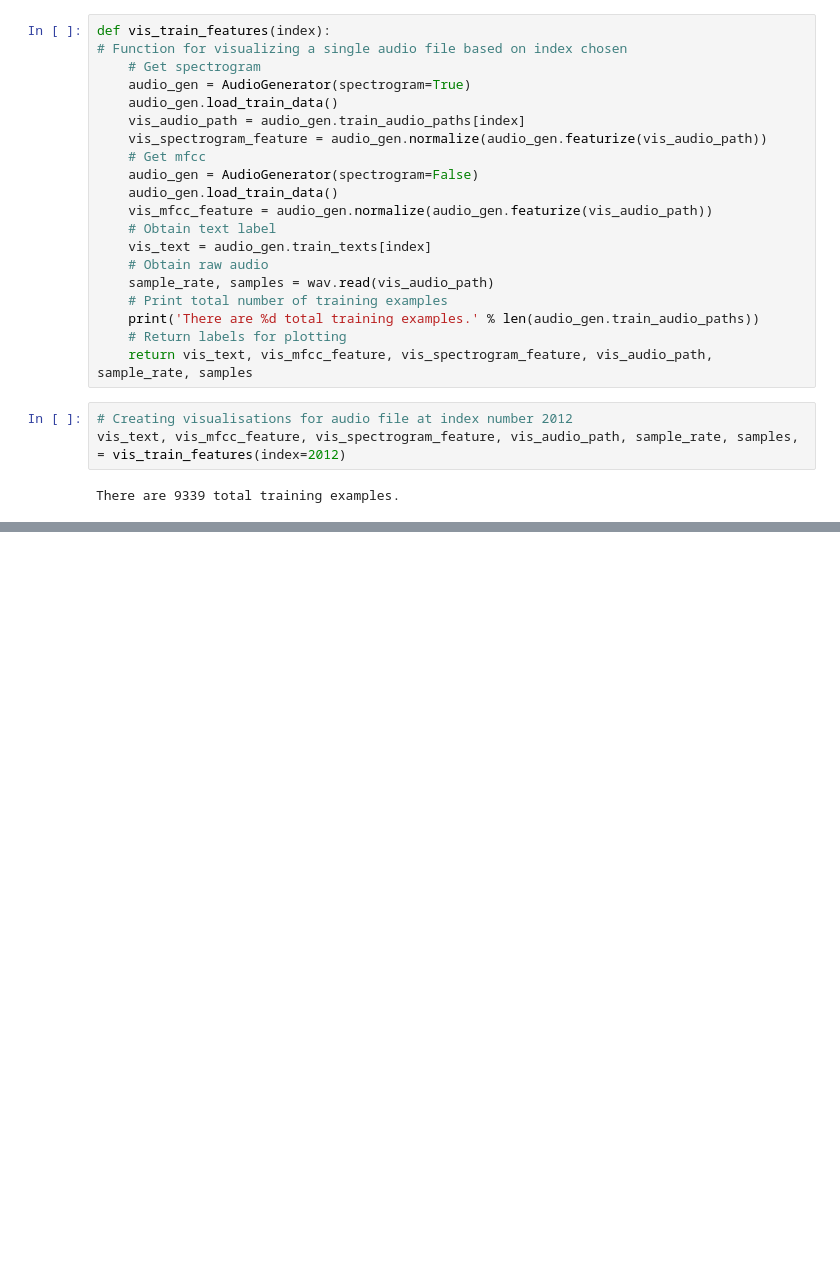
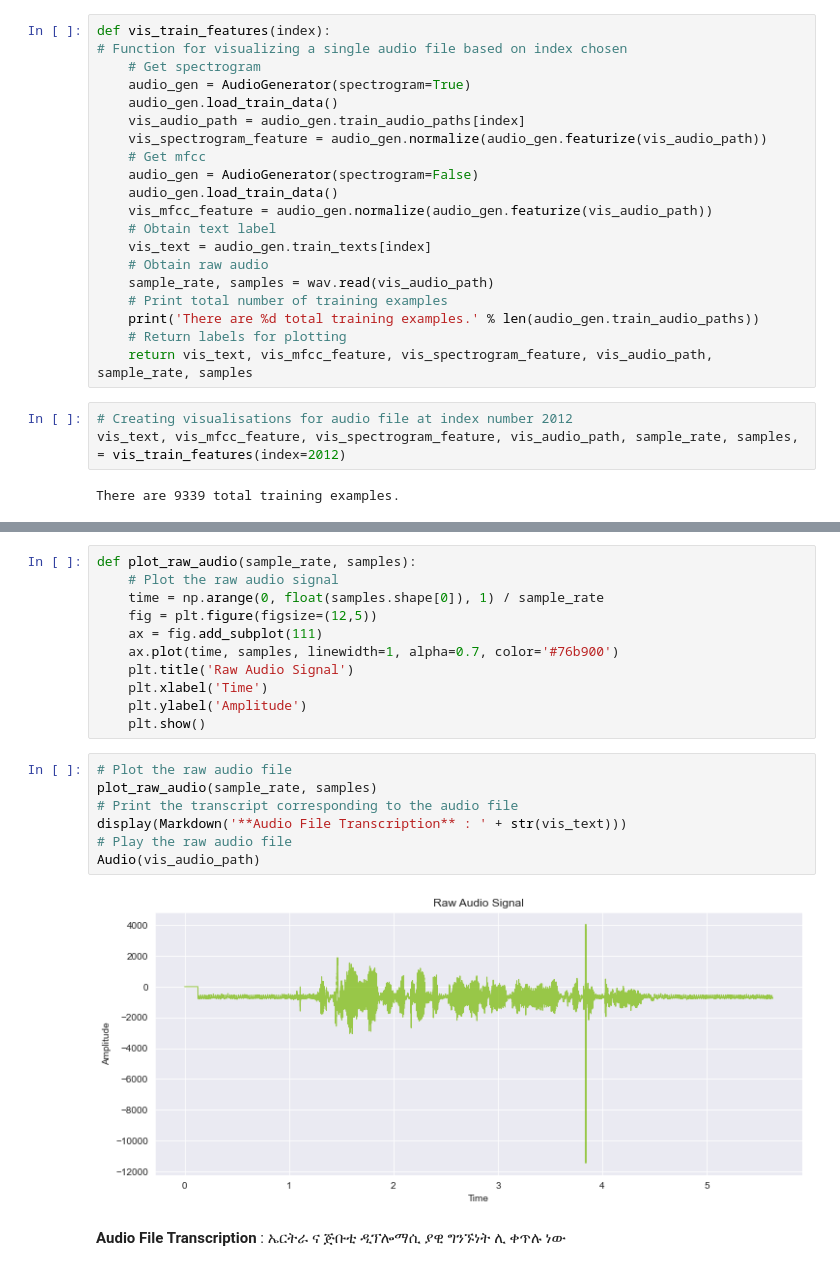
Before and after one commit to speech-recognition123/Speech-to-Text, a Jupyter notebook: notebooks/Amharic-SST-Modelling.ipynb, the cells around one changed output, grey strips where cells are left out. Drawn from its saved outputs; the diff is of its cells as text; blank space fills up the shorter version.

Commit message:
Visualizing Audio Data

```diff
--- a/notebooks/Amharic-SST-Modelling.ipynb
+++ b/notebooks/Amharic-SST-Modelling.ipynb
@@ -432,0 +438,21 @@ There are 9339 total training examples.
+# %%
+def plot_raw_audio(sample_rate, samples):
+    # Plot the raw audio signal
+    time = np.arange(0, float(samples.shape[0]), 1) / sample_rate
+    fig = plt.figure(figsize=(12,5))
+    ax = fig.add_subplot(111)
+    ax.plot(time, samples, linewidth=1, alpha=0.7, color='#76b900')
+    plt.title('Raw Audio Signal')
+    plt.xlabel('Time')
+    plt.ylabel('Amplitude')
+    plt.show()
+# %%
+# Plot the raw audio file
+plot_raw_audio(sample_rate, samples)
+# Print the transcript corresponding to the audio file
+display(Markdown('**Audio File Transcription** : ' + str(vis_text)))
+# Play the raw audio file
+Audio(vis_audio_path)
+# %% [output]
+[figure, added]
+**Audio File Transcription** :  ኤርትራ ና ጅቡቲ ዲፕሎማሲ ያዊ ግንኙነት ሊ ቀጥሉ ነው
```
Also changed, not shown: parts of 2 cells of this notebook.
